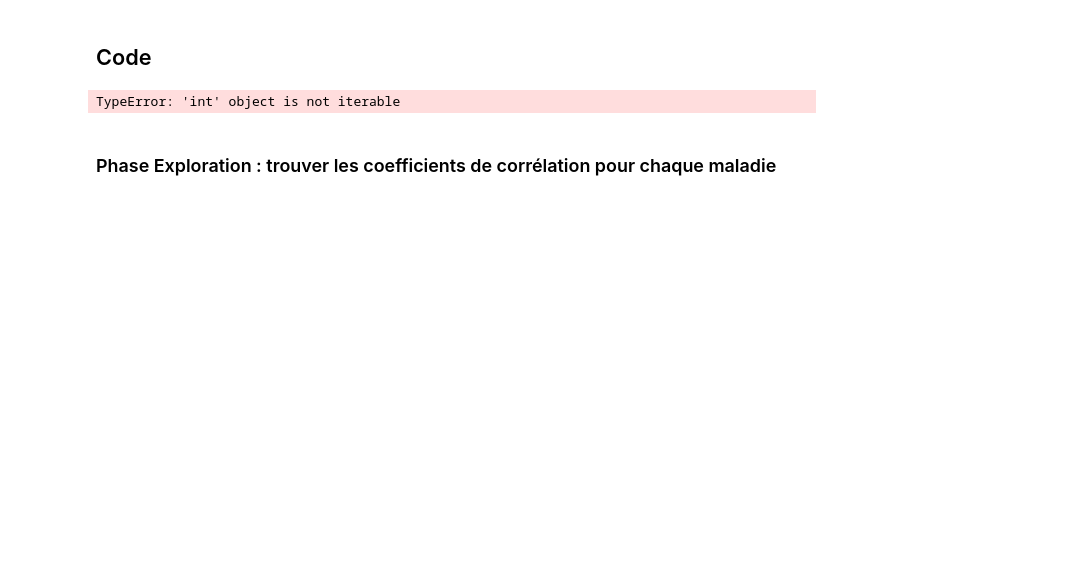
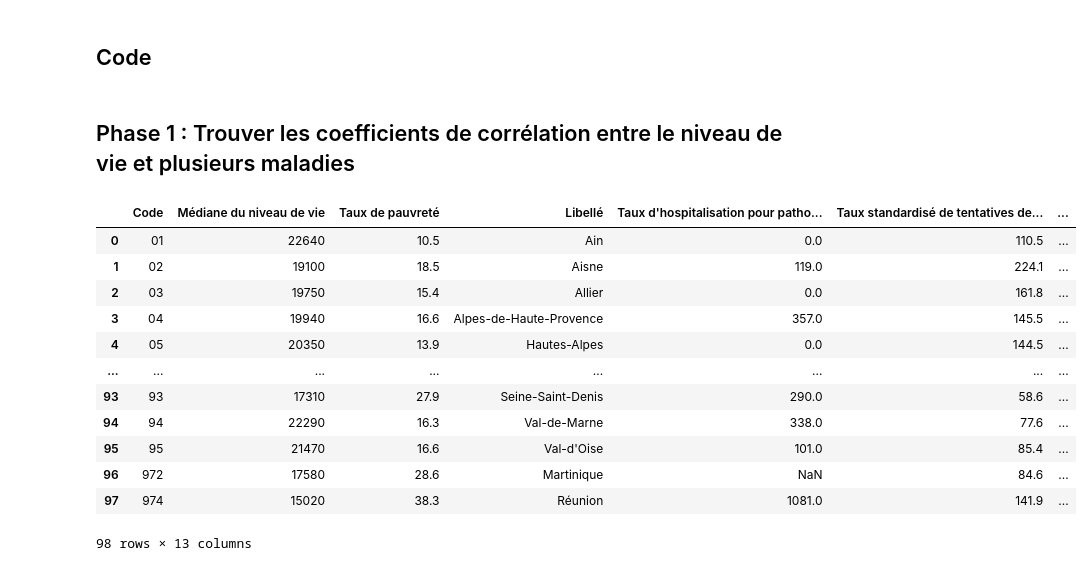
Before and after one commit to DonFeli/Projet_Inegalites, a Jupyter notebook: Projet_visualisation.ipynb, the cells around one changed output. Cells and saved outputs as stored; diff of their text form; code cells hidden in the pictures; blank space fills up the shorter version.

```diff
--- a/Projet_visualisation.ipynb
+++ b/Projet_visualisation.ipynb
@@ -51,7 +55,2 @@ pauvrete.index.name = 'Code'
-# %%
-for m in range(lenmaladies:
-    pd.merge(pauvrete, maladies[m], left_index=True, right_index=True)
-# %% [output]
-TypeError: 'int' object is not iterable
-# %% [markdown]
-### Phase Exploration : trouver les coefficients de corrélation pour chaque maladie
+# %% [markdown]
+## Phase 1 : Trouver les coefficients de corrélation entre le niveau de vie et plusieurs maladies
@@ -57,0 +61,16 @@ TypeError: 'int' object is not iterable
+# %%
+social_data
+# %% [output]
+|  | Code | Médiane du niveau de vie | Taux de pauvreté | Libellé | Taux d'hospitalisation pour patho... | Taux standardisé de tentatives de... | ... |
+| 0 | 01 | 22640 | 10.5 | Ain | 0.0 | 110.5 | ... |
+| 1 | 02 | 19100 | 18.5 | Aisne | 119.0 | 224.1 | ... |
+| 2 | 03 | 19750 | 15.4 | Allier | 0.0 | 161.8 | ... |
+| 3 | 04 | 19940 | 16.6 | Alpes-de-Haute-Provence | 357.0 | 145.5 | ... |
+| 4 | 05 | 20350 | 13.9 | Hautes-Alpes | 0.0 | 144.5 | ... |
+| ... | ... | ... | ... | ... | ... | ... | ... |
+| 93 | 93 | 17310 | 27.9 | Seine-Saint-Denis | 290.0 | 58.6 | ... |
+| 94 | 94 | 22290 | 16.3 | Val-de-Marne | 338.0 | 77.6 | ... |
+| 95 | 95 | 21470 | 16.6 | Val-d'Oise | 101.0 | 85.4 | ... |
+| 96 | 972 | 17580 | 28.6 | Martinique | NaN | 84.6 | ... |
+| 97 | 974 | 15020 | 38.3 | Réunion | 1081.0 | 141.9 | ... |
+98 rows × 13 columns
```
Also changed, not shown: parts of 25 cells of this notebook, 10 other files.
